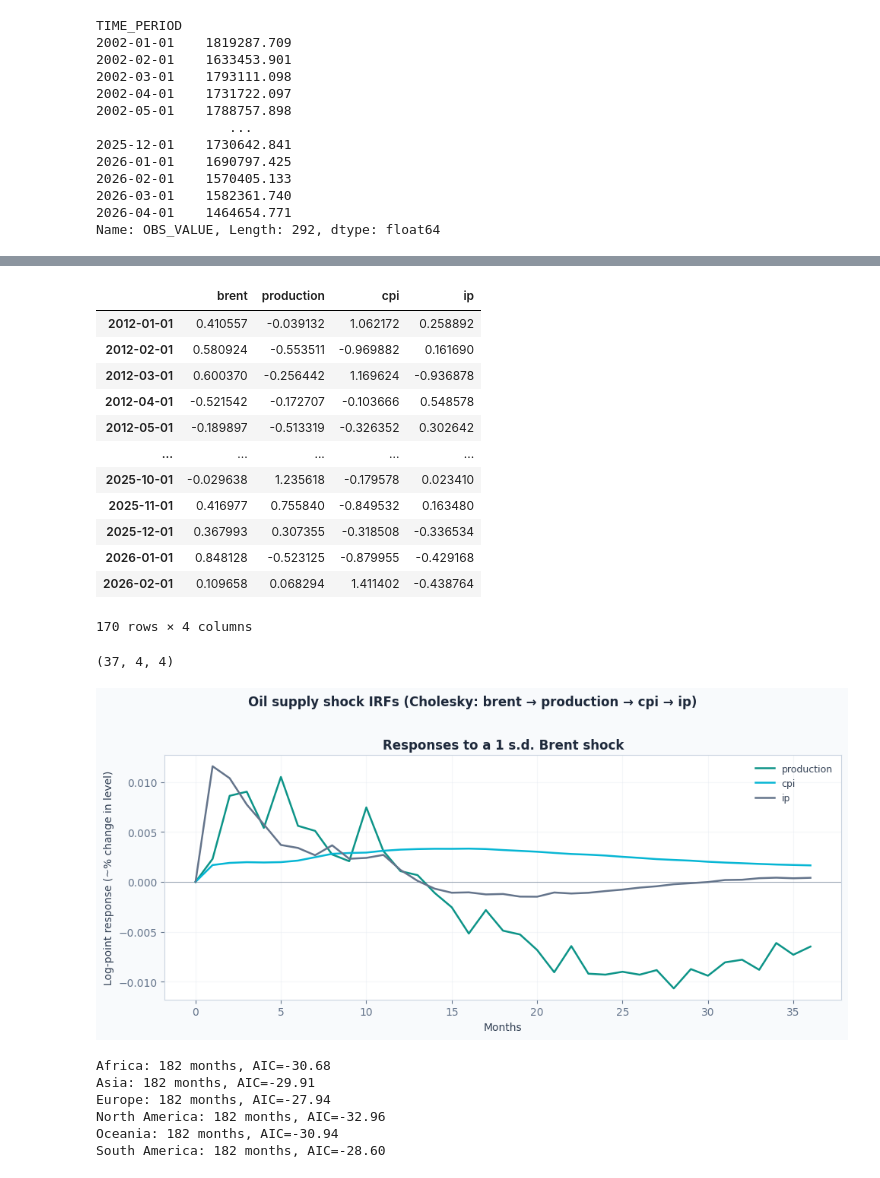
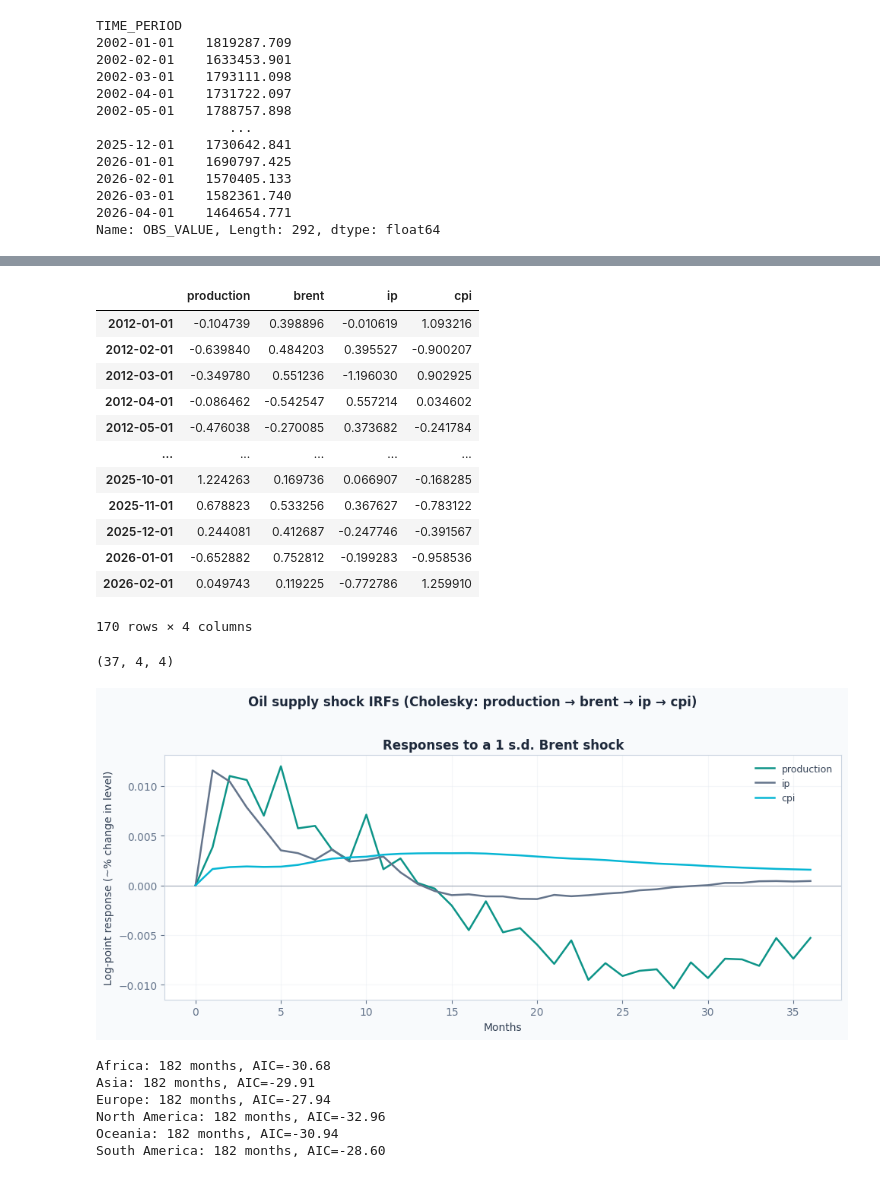
Before and after one commit to pchowd/oil_substack, a Jupyter notebook: oil_supply.ipynb, the cells around one changed output, grey strips where cells are left out. Cells and saved outputs as stored; diff of their text form; code cells hidden in the pictures.

```diff
--- a/oil_supply.ipynb
+++ b/oil_supply.ipynb
@@ -649,8 +649,8 @@ TIME_PERIOD
 2026-04-01    1464654.771
 Name: OBS_VALUE, Length: 292, dtype: float64
 # %%
-# Cholesky order: brent → production → cpi → ip
-VAR_ORDER = ['brent', 'production', 'cpi', 'ip']
+# Cholesky order: production → brent → ip → cpi
+VAR_ORDER = ['production', 'brent', 'ip', 'cpi']
 
 # standardizing to real price of oil
 world_cpi = cpi_index['world']
@@ -659,9 +659,9 @@ brent_real = brent_real.dropna()
 
 # assmebling the data dataframe for SVAR
 world_panel = pd.DataFrame({
+    'production': global_production,
     'brent': brent_real,
-    'production': global_production,
+    'ip': ip['world'],
     'cpi': cpi_index['world'],
-    'ip': ip['world'],
 })[VAR_ORDER]
 world_panel = np.log(world_panel.dropna())
@@ -737,18 +789,18 @@ struct_shock = np.linalg.inv(shock_loads) @ resid_shocks.T
 shocks = pd.DataFrame(struct_shock.T, columns = world_panel.columns, index = results.resid.index)
 shocks
 # %% [output]
-|  | brent | production | cpi | ip |
-| 2012-01-01 | 0.410557 | -0.039132 | 1.062172 | 0.258892 |
-| 2012-02-01 | 0.580924 | -0.553511 | -0.969882 | 0.161690 |
-| 2012-03-01 | 0.600370 | -0.256442 | 1.169624 | -0.936878 |
-| 2012-04-01 | -0.521542 | -0.172707 | -0.103666 | 0.548578 |
-| 2012-05-01 | -0.189897 | -0.513319 | -0.326352 | 0.302642 |
+|  | production | brent | ip | cpi |
+| 2012-01-01 | -0.104739 | 0.398896 | -0.010619 | 1.093216 |
+| 2012-02-01 | -0.639840 | 0.484203 | 0.395527 | -0.900207 |
+| 2012-03-01 | -0.349780 | 0.551236 | -1.196030 | 0.902925 |
+| 2012-04-01 | -0.086462 | -0.542547 | 0.557214 | 0.034602 |
+| 2012-05-01 | -0.476038 | -0.270085 | 0.373682 | -0.241784 |
 | ... | ... | ... | ... | ... |
-| 2025-10-01 | -0.029638 | 1.235618 | -0.179578 | 0.023410 |
-| 2025-11-01 | 0.416977 | 0.755840 | -0.849532 | 0.163480 |
-| 2025-12-01 | 0.367993 | 0.307355 | -0.318508 | -0.336534 |
-| 2026-01-01 | 0.848128 | -0.523125 | -0.879955 | -0.429168 |
-| 2026-02-01 | 0.109658 | 0.068294 | 1.411402 | -0.438764 |
+| 2025-10-01 | 1.224263 | 0.169736 | 0.066907 | -0.168285 |
+| 2025-11-01 | 0.678823 | 0.533256 | 0.367627 | -0.783122 |
+| 2025-12-01 | 0.244081 | 0.412687 | -0.247746 | -0.391567 |
+| 2026-01-01 | -0.652882 | 0.752812 | -0.199283 | -0.958536 |
+| 2026-02-01 | 0.049743 | 0.119225 | -0.772786 | 1.259910 |
 170 rows × 4 columns
 # %%
 n_var = coef_mat.shape[1]
@@ -778,40 +830,40 @@ COLORS = {
 
 var_names = list(world_panel.columns)
 brent_idx = var_names.index('brent')
-response_vars = ['production', 'cpi', 'ip']
+response_vars = ['production', 'ip', 'cpi']
 horizons = np.arange(Horizon + 1)
 
 fig, ax = plt.subplots(figsize=(10, 4.5))
 fig.patch.set_facecolor(COLORS['bg'])
 ax.set_facecolor(COLORS['panel'])
 ax.axhline(0, color=COLORS['muted'], linewidth=0.8, alpha=0.6)
 
 for resp in response_vars:
     resp_idx = var_names.index(resp)
     ax.plot(
         horizons,
         structural_impulse_response[:, resp_idx, brent_idx],
         color=COLORS['lines'][resp],
         linewidth=1.8,
         label=resp,
     )
 
 ax.set_title('Responses to a 1 s.d. Brent shock', fontweight='600', color=COLORS['text'])
 ax.set_xlabel('Months')
 ax.set_ylabel('Log-point response (~% change in level)')
 ax.grid(True, alpha=0.35, color=COLORS['grid'])
 ax.legend(frameon=False, fontsize=9)
 
 fig.suptitle(
-    'Oil supply shock IRFs (Cholesky: brent → production → cpi → ip)',
+    'Oil supply shock IRFs (Cholesky: production → brent → ip → cpi)',
     fontweight='600',
     y=1.02,
     color=COLORS['text'],
 )
 plt.tight_layout()
 plt.show()
 # %% [output]
-[figure, old version]
+[figure, new version]
 # %%
 # Continental SVAR panels — same 4-variable spec as world_panel
 continent_production = (
```
Also changed, not shown: parts of 10 cells of this notebook, 1 other file.
